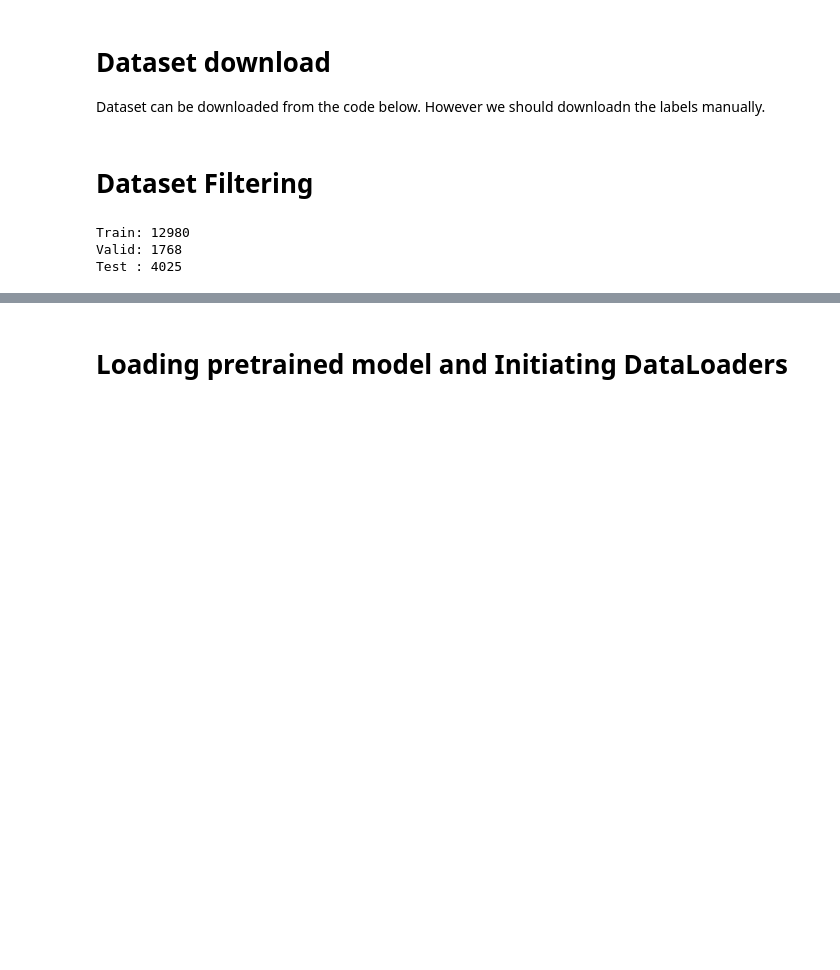
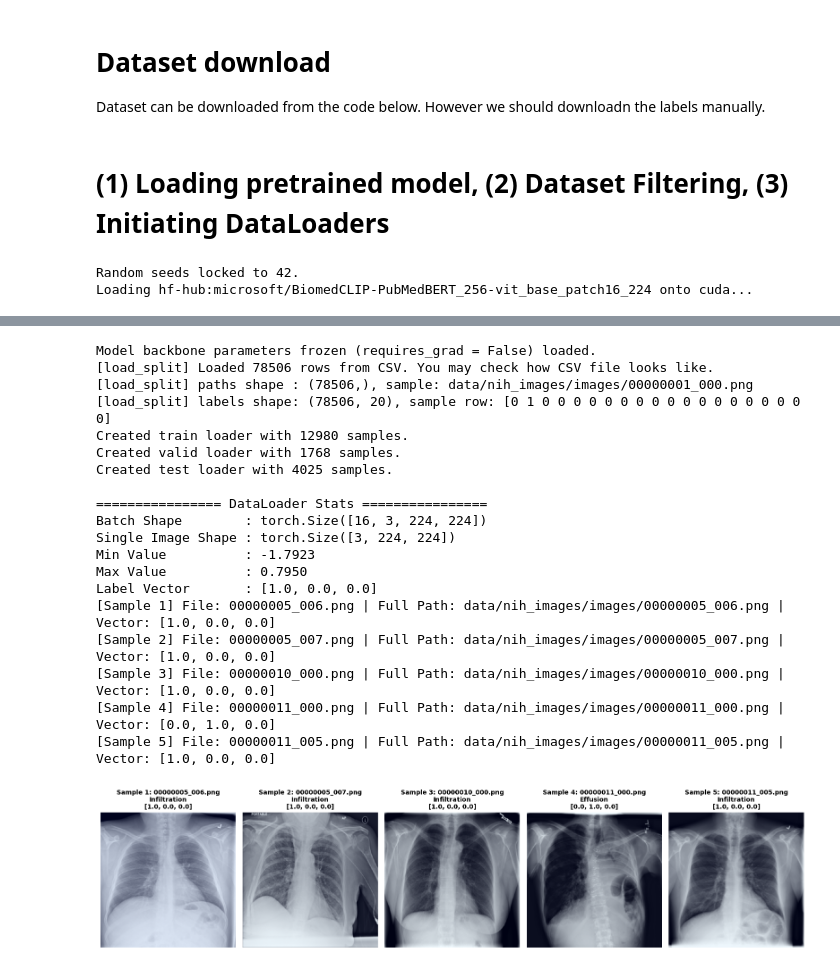
Before and after one commit to holidayjo/xray_clip, a Jupyter notebook: main.ipynb, the cells around one changed output, grey strips where cells are left out. Cells and saved outputs as stored; diff of their text form; code cells hidden in the pictures; blank space fills up the shorter version.

```diff
--- a/main.ipynb
+++ b/main.ipynb
@@ -8,18 +8,23 @@ utils.dataset.download_dataset(output_dir = "./data")
-# %% [markdown]
-# Dataset Filtering
+# %% [markdown]
+# (1) Loading pretrained model, (2) Dataset Filtering, (3) Initiating DataLoaders
 # %%
+import utils.models
+import utils.utils
+import utils.dataset
 import pathlib
 import yaml
-import utils.dataset
-import IPython.display
 
+utils.utils.set_random_seeds(seed=42)
 with open("data/cxr_dataset.yaml", "r") as f:
     cfg = yaml.safe_load(f)
-
 image_root = pathlib.Path(cfg['image_root'])
 
+# Loading a model.
+model_name                           = 'hf-hub:microsoft/BiomedCLIP-PubMedBERT_256-vit_base_patch16_224' # or 'hf-hub:luhuitong/CLIP-ViT-L-14-448px-MedICaT-ROCO'
+model, preprocess, tokenizer, device = utils.models.load_clip_model(model_name      = model_name, freeze_backbone = True)
+
 # Load dataset splits
-train_df, train_paths, train_labels = utils.dataset.load_split(cfg['train_csv'], image_root)
+train_df, train_paths, train_labels = utils.dataset.load_split(cfg['train_csv'], image_root, verbose=True)
 valid_df, valid_paths, valid_labels = utils.dataset.load_split(cfg['valid_csv'], image_root)
 test_df,  test_paths,  test_labels  = utils.dataset.load_split(cfg['test_csv'],  image_root)
 
@@ -29,24 +34,19 @@ valid_df_filtered, valid_paths_filtered = utils.dataset.filter_dataset(valid_df,
 test_df_filtered,  test_paths_filtered  = utils.dataset.filter_dataset(test_df,  test_paths,  cfg['top_labels'], cfg['all_labels'])
 labels                                  = train_df_filtered[cfg['top_labels']].values.astype('float32')
 
-print("Train:", len(train_df_filtered))
-print("Valid:", len(valid_df_filtered))
-print("Test :", len(test_df_filtered))
+# Package the filtered datasets into clean dictionaries
+paths_dict = {'train': train_paths_filtered, 'valid': valid_paths_filtered, 'test' : test_paths_filtered}
+df_dict    = {'train': train_df_filtered,    'valid': valid_df_filtered,    'test' : test_df_filtered}
 
-# IPython.display.display(train_df)
-# IPython.display.display(train_paths)
-# IPython.display.display(train_labels)
-
-# print("Train:", len(train_df))
-# print("Valid:", len(valid_df))
-# print("Test :", len(test_df))
-
-# IPython.display.display(train_df_filtered)
-# IPython.display.display(train_paths_filtered)
-# IPython.display.display(valid_df_filtered)
-# IPython.display.display(valid_paths_filtered)
-# IPython.display.display(labels[:5])
+# Create PyTorch DataLoaders
+train_loader, valid_loader, test_loader = utils.dataset.create_dataloaders(paths_dict  = paths_dict,
+                                                                           df_dict     = df_dict,
+                                                                           top_labels  = cfg['top_labels'],
+                                                                           preprocess  = preprocess,
+                                                                           batch_size  = 16,
+                                                                           num_workers = 2)
+# verifying.
+utils.dataset.inspect_dataloader(train_loader, class_names=cfg['top_labels'], num_images=5)
 # %% [output]
-Train: 12980
-Valid: 1768
-Test : 4025
+Random seeds locked to 42.
+Loading hf-hub:microsoft/BiomedCLIP-PubMedBERT_256-vit_base_patch16_224 onto cuda...
@@ -53,2 +55,20 @@ Test : 4025
+Model backbone parameters frozen (requires_grad = False) loaded.
+[load_split] Loaded 78506 rows from CSV. You may check how CSV file looks like.
+[load_split] paths shape : (78506,), sample: data/nih_images/images/00000001_000.png
+[load_split] labels shape: (78506, 20), sample row: [0 1 0 0 0 0 0 0 0 0 0 0 0 0 0 0 0 0 0 0]
+Created train loader with 12980 samples.
+Created valid loader with 1768 samples.
+Created test loader with 4025 samples.
+
+================ DataLoader Stats ================
+Batch Shape        : torch.Size([16, 3, 224, 224])
+Single Image Shape : torch.Size([3, 224, 224])
+Min Value          : -1.7923
+Max Value          : 0.7950
+Label Vector       : [1.0, 0.0, 0.0]
+[Sample 1] File: 00000005_006.png | Full Path: data/nih_images/images/00000005_006.png | Vector: [1.0, 0.0, 0.0]
+[Sample 2] File: 00000005_007.png | Full Path: data/nih_images/images/00000005_007.png | Vector: [1.0, 0.0, 0.0]
+[Sample 3] File: 00000010_000.png | Full Path: data/nih_images/images/00000010_000.png | Vector: [1.0, 0.0, 0.0]
+[Sample 4] File: 00000011_000.png | Full Path: data/nih_images/images/00000011_000.png | Vector: [0.0, 1.0, 0.0]
+[Sample 5] File: 00000011_005.png | Full Path: data/nih_images/images/00000011_005.png | Vector: [1.0, 0.0, 0.0]
+[figure, added]
-# %% [markdown]
-# Loading pretrained model and Initiating DataLoaders
```
Also changed, not shown: parts of 9 cells of this notebook, 5 other files.
